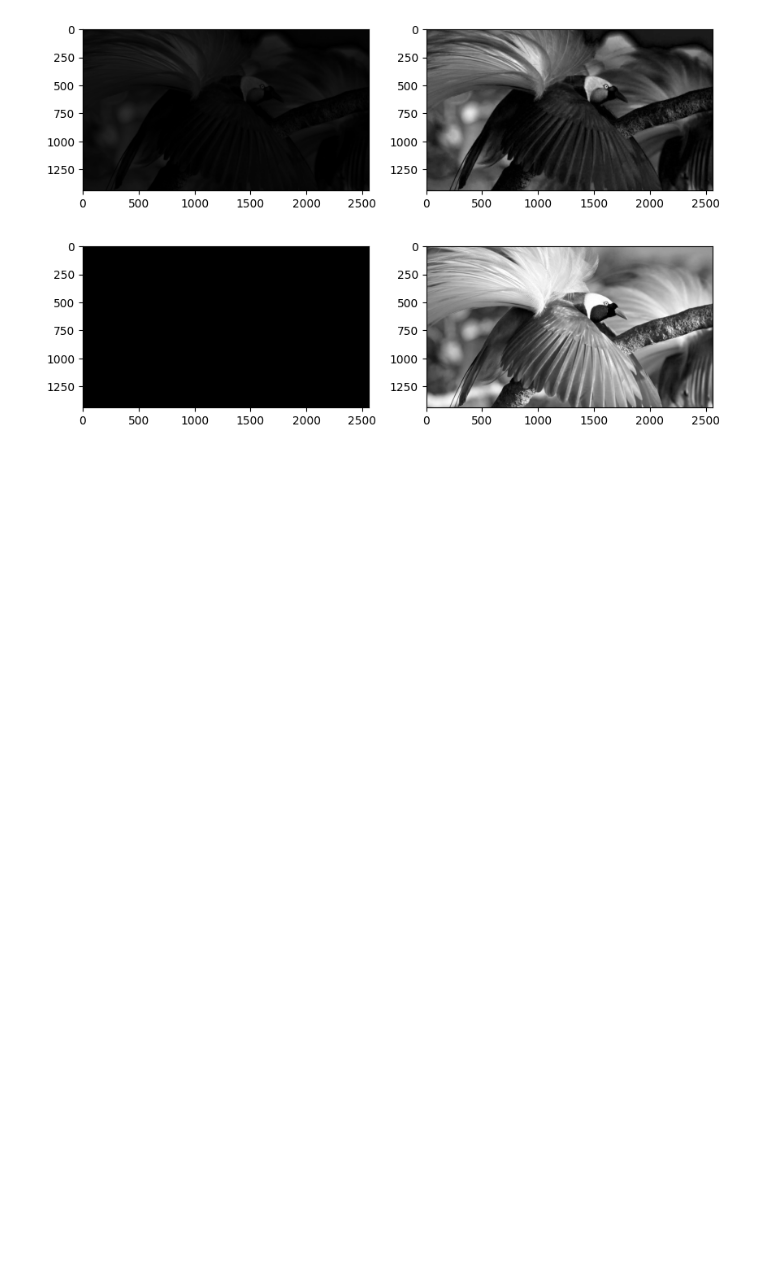
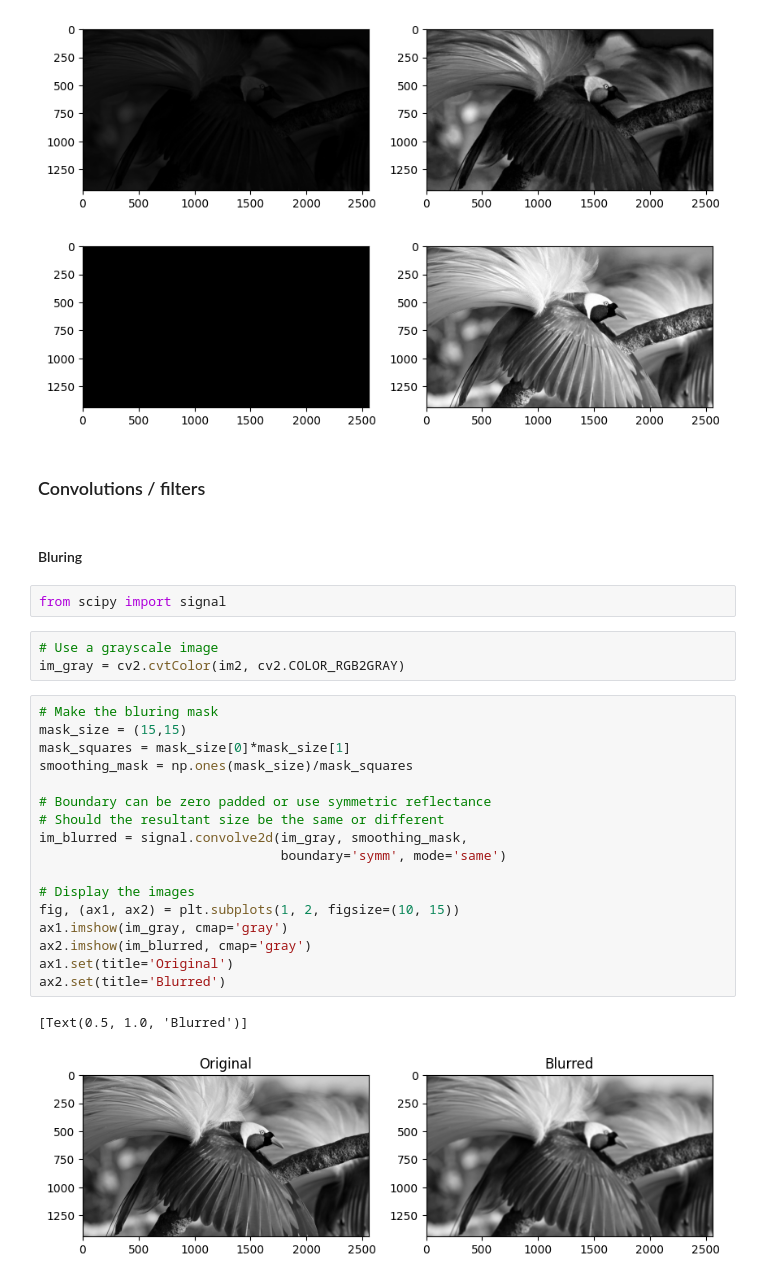
Before and after one commit to JordanSheaDev/Deep-Learning-CNN-Convolutional-Neural-Networks-with-Python, a Jupyter notebook: personal_code/chapter_02/01_reading_and_showing_imagaes_in_python.ipynb, the cells around one changed output. Cells and saved outputs as stored; diff of their text form; blank space fills up the shorter version.

Commit message:
Created a blurred image

```diff
--- a/personal_code/chapter_02/01_reading_and_showing_imagaes_in_python.ipynb
+++ b/personal_code/chapter_02/01_reading_and_showing_imagaes_in_python.ipynb
@@ -104,3 +110,32 @@ ax2.imshow(im_diff_2, cmap='gray')
 <matplotlib.image.AxesImage at 0x...>
 [figure]
 [figure]
+# %% [markdown]
+### Convolutions / filters
+# %% [markdown]
+#### Bluring
+# %%
+from scipy import signal
+# %%
+# Use a grayscale image
+im_gray = cv2.cvtColor(im2, cv2.COLOR_RGB2GRAY)
+# %%
+# Make the bluring mask
+mask_size = (15,15)
+mask_squares = mask_size[0]*mask_size[1]
+smoothing_mask = np.ones(mask_size)/mask_squares
+
+# Boundary can be zero padded or use symmetric reflectance
+# Should the resultant size be the same or different
+im_blurred = signal.convolve2d(im_gray, smoothing_mask,
+                               boundary='symm', mode='same')
+
+# Display the images
+fig, (ax1, ax2) = plt.subplots(1, 2, figsize=(10, 15))
+ax1.imshow(im_gray, cmap='gray')
+ax2.imshow(im_blurred, cmap='gray')
+ax1.set(title='Original')
+ax2.set(title='Blurred')
+# %% [output]
+[Text(0.5, 1.0, 'Blurred')]
+[figure, added]
```
Also changed, not shown: parts of 3 cells of this notebook.
